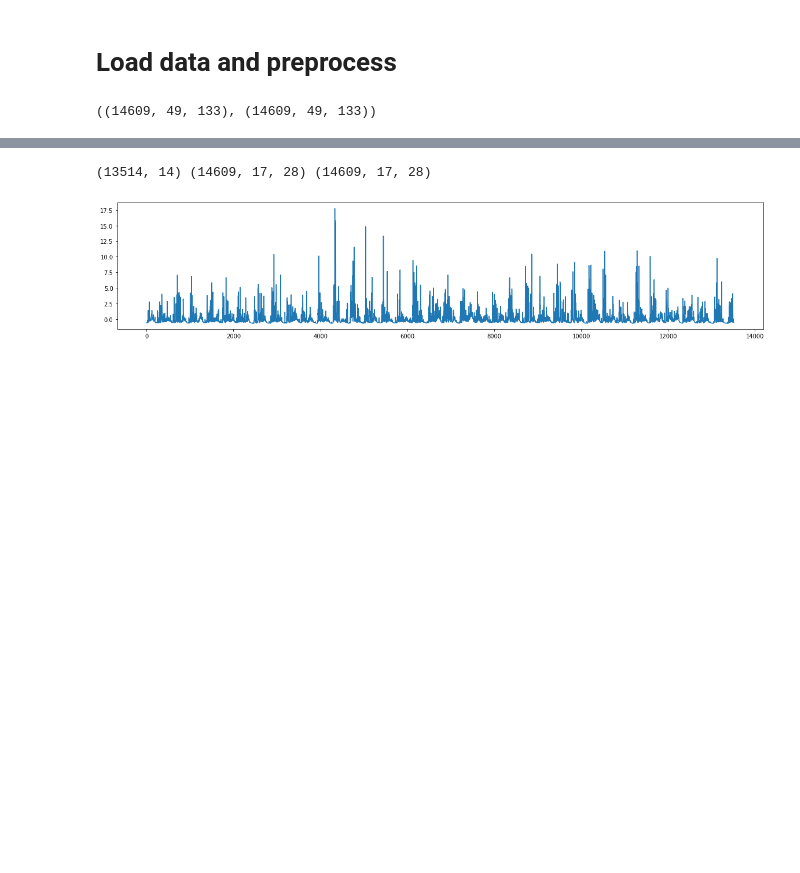
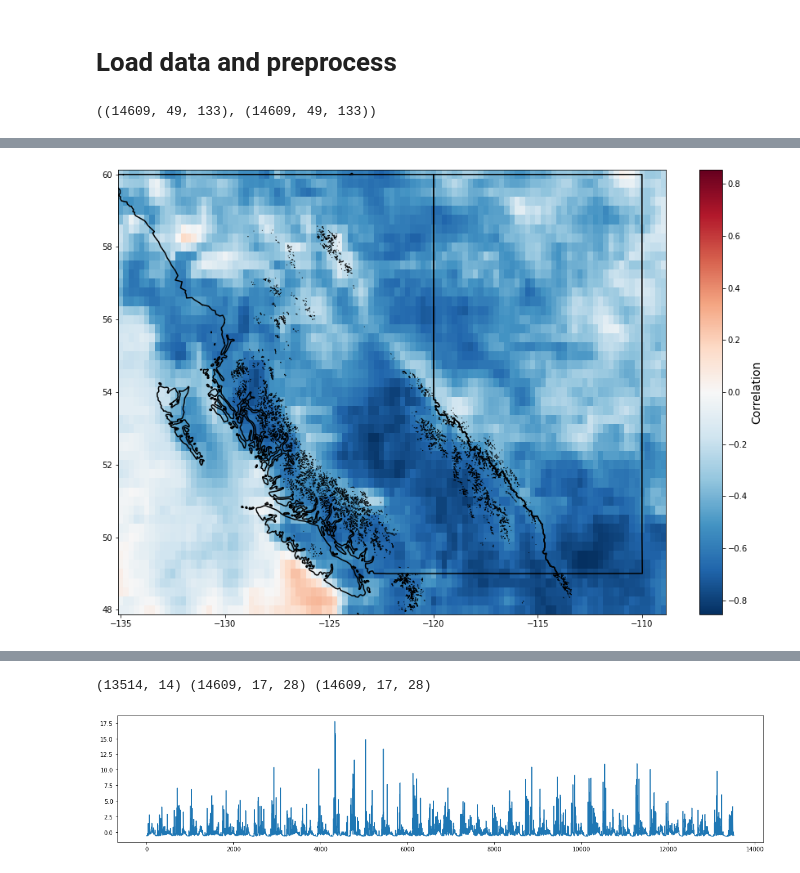
Before and after one commit to andersonsam/cnn_lstm_era, a Jupyter notebook: cnn_lstm_ERA5_basic (1).ipynb, the cells around one changed output, grey strips where cells are left out. Drawn from its saved outputs; the diff is of its cells as text; code cells hidden in the pictures; blank space fills up the shorter version.

```diff
--- a/cnn_lstm_ERA5_basic (1).ipynb
+++ b/cnn_lstm_ERA5_basic (1).ipynb
@@ -921,0 +921,9 @@ indMaxLatERA, indMinLatERA, indMinLonERA, indMaxLonERA
+# %%
+rgi_dir = dataPath + 'RGI/'
+hypso_filename = '02_rgi60_WesternCanadaUS_hypso.csv'
+poly_filename = '02_rgi60_WesternCanadaUS.shp'
+# %%
+hypso = pd.read_csv(rgi_dir + hypso_filename)
+polys = gpd.read_file(rgi_dir + poly_filename)
+cenLon = polys['CenLon']
+cenLat = polys['CenLat']
@@ -921,0 +934,19 @@ indMaxLatERA, indMinLatERA, indMinLonERA, indMaxLonERA
+# %%
+vmax = np.max(np.abs(corr))
+vmin = -vmax
+
+fig, ax = plt.subplots(figsize = (15,10))
+im = ax.imshow(corr.reshape(105,49).T, aspect = 'auto', extent = extentERA, vmin = vmin, vmax = vmax, cmap = 'RdBu_r')
+ax.scatter(cenLon, cenLat, linewidth = 0.5, edgecolor = [], facecolor = 'k', s = 1)
+plot_prov_ax(prov = 'AB_BC', ax = ax)
+
+ax.set_xlim((extentERA[0], extentERA[1]))
+ax.set_ylim((extentERA[2], extentERA[3]))
+cb = plt.colorbar(im)
+cb.ax.set_ylabel('Correlation', fontsize = 14)
+
+plt.savefig('T_P_corr_no_glaciers.png', bbox_inches = 'tight', dpi = 150)
+
+plt.show()
+# %% [output]
+[figure, added]
```
Also changed, not shown: parts of 17 cells of this notebook.
